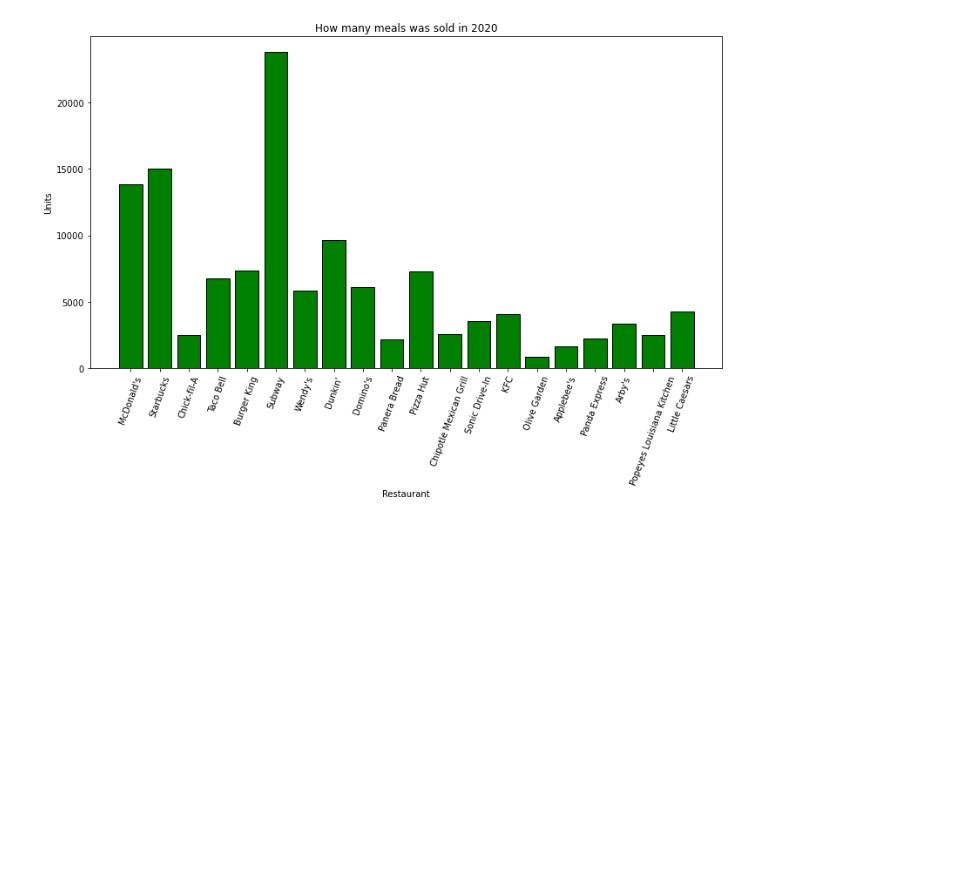
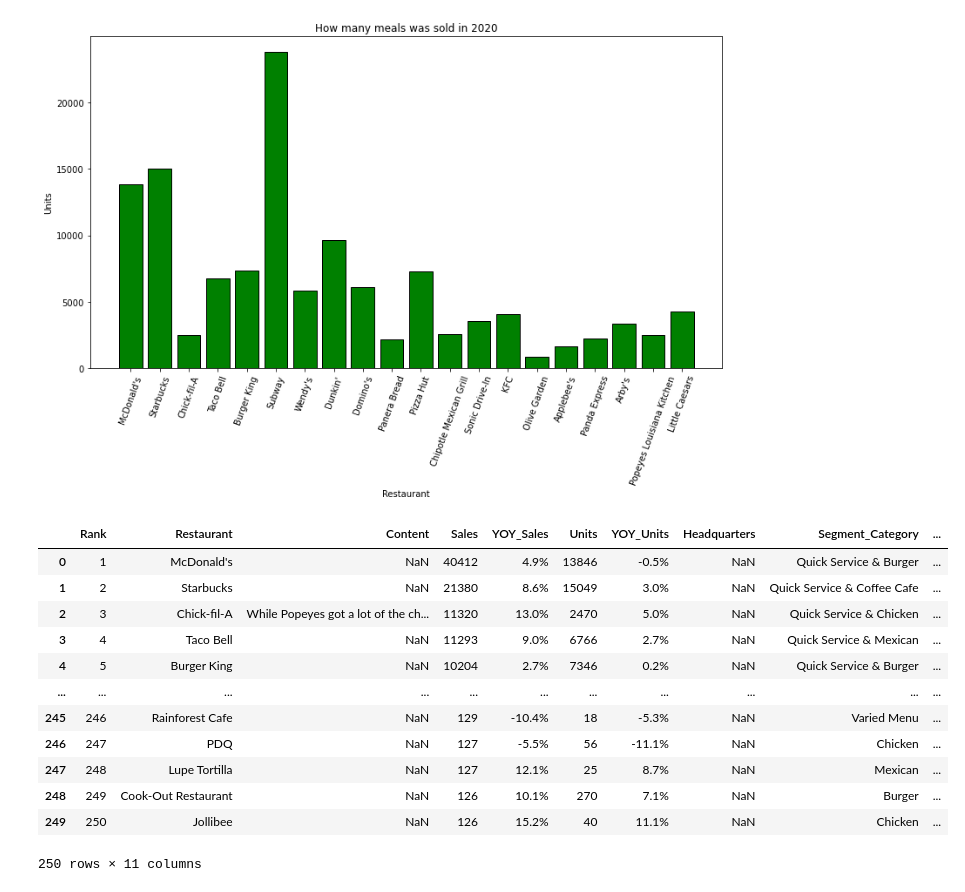
Before and after one commit to lukaszplatos/DataIntro, a Jupyter notebook: MyProject.ipynb, the cells around one changed output. Drawn from its saved outputs; the diff is of its cells as text; code cells hidden in the pictures; blank space fills up the shorter version.

```diff
--- a/MyProject.ipynb
+++ b/MyProject.ipynb
@@ -398,3 +398,21 @@ ax.set_title('How many meals was sold in 2020')
 # %% [output]
 Text(0.5, 1.0, 'How many meals was sold in 2020')
 [figure]
+# %%
+# Merging data from two files
+top4 = pd.read_csv('D:/CSV/Top250.csv')
+top
+# %% [output]
+|  | Rank | Restaurant | Content | Sales | YOY_Sales | Units | YOY_Units | Headquarters | Segment_Category | ... |
+| 0 | 1 | McDonald's | NaN | 40412 | 4.9% | 13846 | -0.5% | NaN | Quick Service & Burger | ... |
+| 1 | 2 | Starbucks | NaN | 21380 | 8.6% | 15049 | 3.0% | NaN | Quick Service & Coffee Cafe | ... |
+| 2 | 3 | Chick-fil-A | While Popeyes got a lot of the ch... | 11320 | 13.0% | 2470 | 5.0% | NaN | Quick Service & Chicken | ... |
+| 3 | 4 | Taco Bell | NaN | 11293 | 9.0% | 6766 | 2.7% | NaN | Quick Service & Mexican | ... |
+| 4 | 5 | Burger King | NaN | 10204 | 2.7% | 7346 | 0.2% | NaN | Quick Service & Burger | ... |
+| ... | ... | ... | ... | ... | ... | ... | ... | ... | ... | ... |
+| 245 | 246 | Rainforest Cafe | NaN | 129 | -10.4% | 18 | -5.3% | NaN | Varied Menu | ... |
+| 246 | 247 | PDQ | NaN | 127 | -5.5% | 56 | -11.1% | NaN | Chicken | ... |
+| 247 | 248 | Lupe Tortilla | NaN | 127 | 12.1% | 25 | 8.7% | NaN | Mexican | ... |
+| 248 | 249 | Cook-Out Restaurant | NaN | 126 | 10.1% | 270 | 7.1% | NaN | Burger | ... |
+| 249 | 250 | Jollibee | NaN | 126 | 15.2% | 40 | 11.1% | NaN | Chicken | ... |
+250 rows × 11 columns
```
Also changed, not shown: parts of 3 cells of this notebook.
